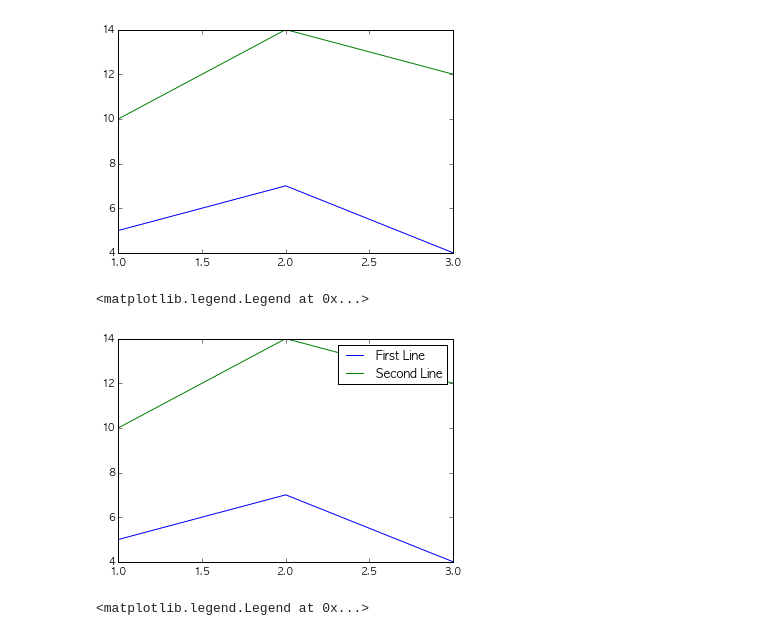
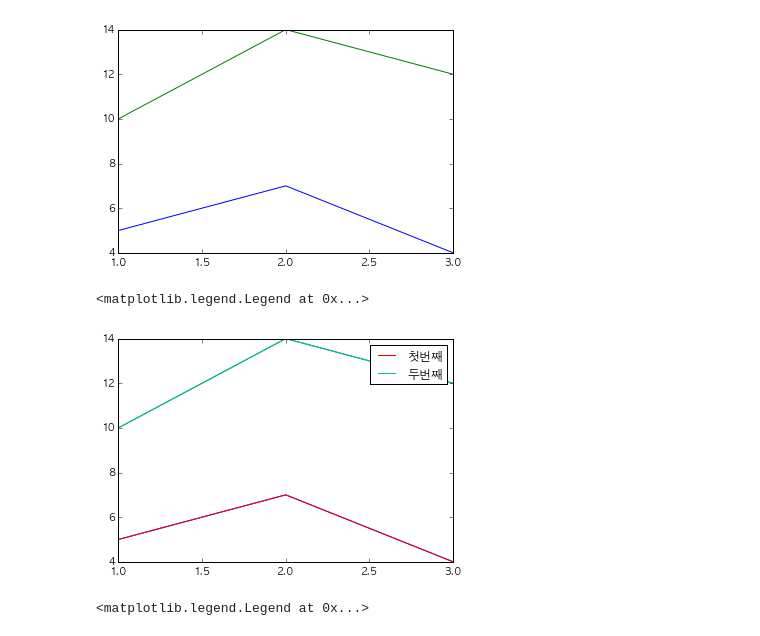
Before and after one commit to LyuGGang/python-data-analytics-lecture, a Jupyter notebook: 강의자료/7_visualization.ipynb, the cells around one changed output. Saved outputs shown, nothing was run; the diff lists cells and outputs as text; code cells hidden in the pictures.

```diff
--- a/강의자료/7_visualization.ipynb
+++ b/강의자료/7_visualization.ipynb
@@ -528,15 +620,31 @@ plt.plot(x2,y2)
 # %%
 # 라인에 이름을 붙일 수 있습니다.
 # 한글을 적으려면
 # 1. u"한글"
 # 2. "한글".decode('utf-8')
-# 3. matplotlib.rc('font', family='AppleGothic') # for 맥사용자
-plt.plot(x, y, label='First Line')
-plt.plot(x2, y2, label='Second Line')
+# 3.
+
+# matplotlib의 pyplot은 plotting framework을 제공합니다.
+import matplotlib.pyplot as plt
+import matplotlib
+%matplotlib inline
+
+x = [1,2,3]
+y = [5,7,4]
+
+x2 = [1,2,3]
+y2 = [10,14,12]
+
+plt.plot(x,y)
+plt.plot(x2,y2)
+
+matplotlib.rc('font', family='AppleGothic') # for 맥사용자
+plt.plot(x, y, label=u'첫번째')
+plt.plot(x2, y2, label=u'두번째')
 plt.legend()
 # %% [output]
 <matplotlib.legend.Legend at 0x...>
-[figure, old version]
+[figure, new version]
 # %%
 plt.plot(x,y,label='First Line')
 plt.plot(x2,y2,label='Second Line')
```
Also changed, not shown: parts of 57 cells of this notebook.
